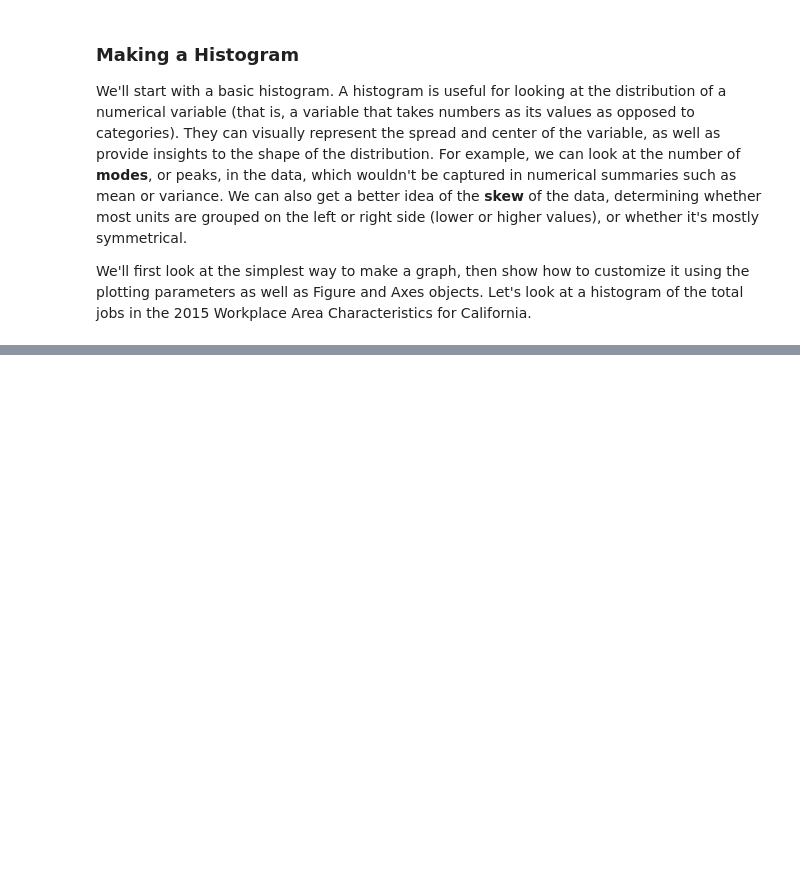
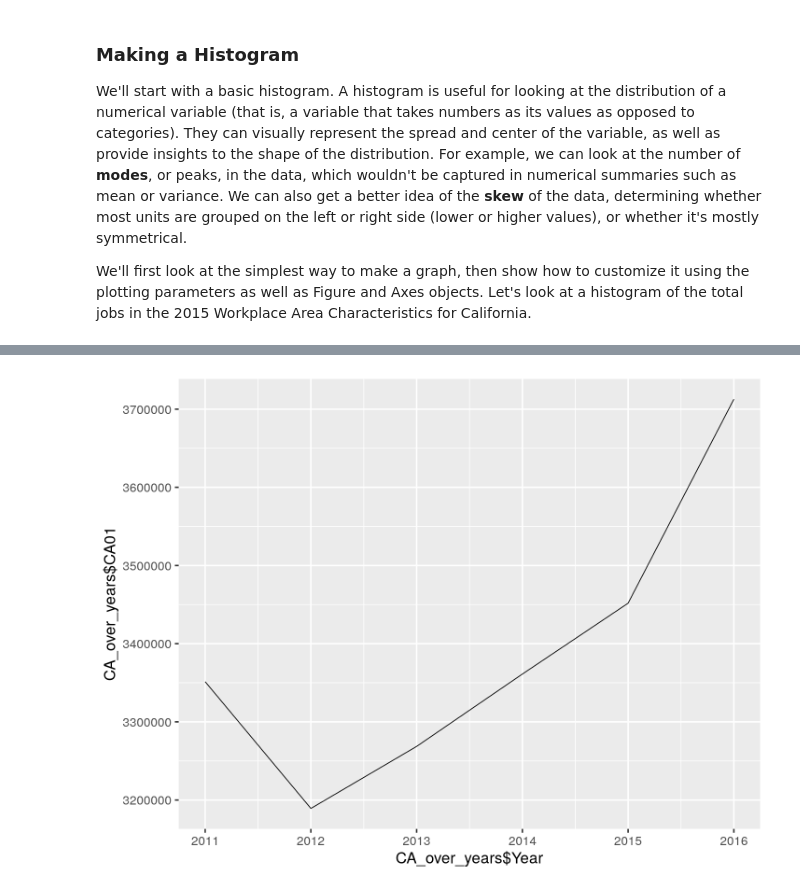
Before and after one commit to Coleridge-Initiative/ada-intro-r, a Jupyter notebook: R-2.ipynb, the cells around one changed output, grey strips where cells are left out. Saved outputs shown, nothing was run; the diff lists cells and outputs as text; code cells hidden in the pictures; blank space fills up the shorter version.

```diff
--- a/R-2.ipynb
+++ b/R-2.ipynb
@@ -140,0 +239,4 @@ you could try ‘??qplot’
+# %%
+qplot(CA_over_years$Year, CA_over_years$CA01, geom = 'line')
+# %% [output]
+[figure, added]
```
Also changed, not shown: parts of 31 cells of this notebook, 1 other file.
